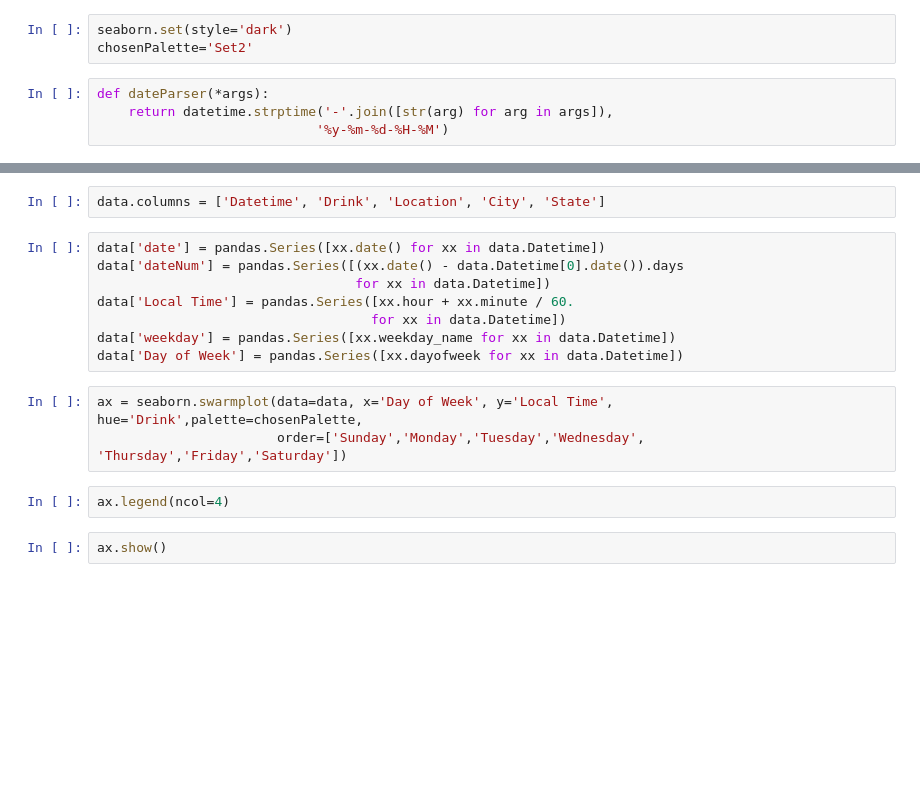
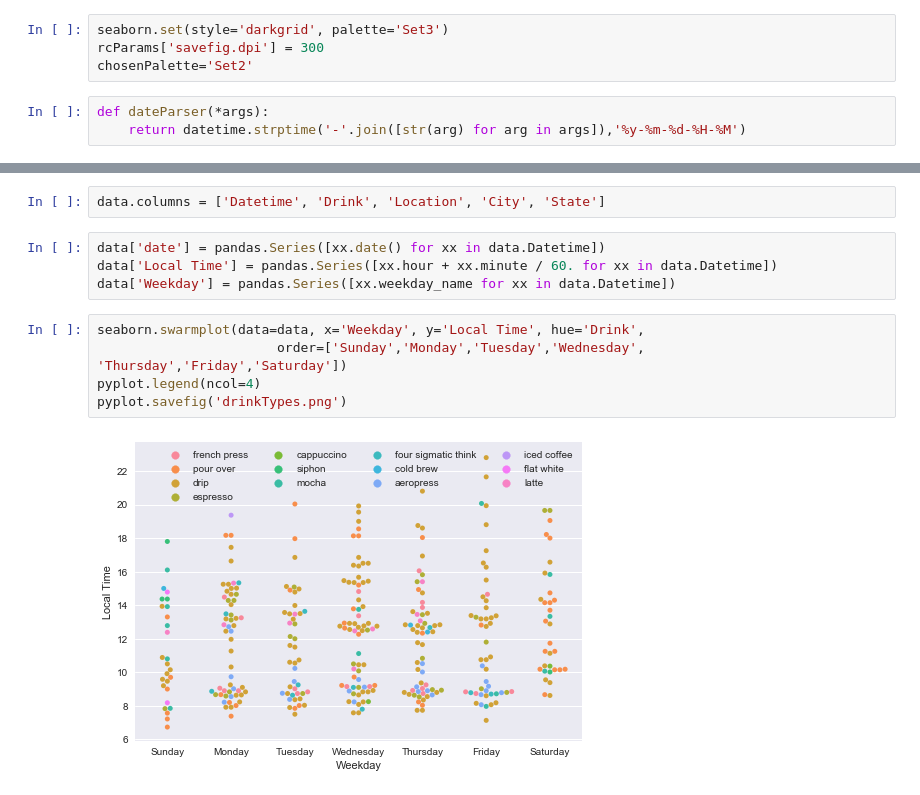
Before and after one commit to drewejohnson/coffee-tracker, a Jupyter notebook: coffeeTracker.ipynb, the cells around one changed output, grey strips where cells are left out. Drawn from its saved outputs; the diff is of its cells as text; blank space fills up the shorter version.

Commit message:
Plotting and analysis through Jupyter Notebook
Signed-off-by: drewejohnson <1drew.e.johnson@gmail.com>

```diff
--- a/coffeeTracker.ipynb
+++ b/coffeeTracker.ipynb
@@ -5,12 +8,12 @@ from matplotlib import pyplot
 import pandas
 import seaborn
 # %%
-seaborn.set(style='dark')
+seaborn.set(style='darkgrid', palette='Set3')
+rcParams['savefig.dpi'] = 300
 chosenPalette='Set2'
 # %%
 def dateParser(*args):
-    return datetime.strptime('-'.join([str(arg) for arg in args]),
-                            '%y-%m-%d-%H-%M')
+    return datetime.strptime('-'.join([str(arg) for arg in args]),'%y-%m-%d-%H-%M')
 # %%
 data = pandas.read_csv('coffee-tracker.csv', header=None,
                        parse_dates=[[0, 1, 2, 3, 4]],
@@ -19,16 +22,12 @@ data = pandas.read_csv('coffee-tracker.csv', header=None,
 data.columns = ['Datetime', 'Drink', 'Location', 'City', 'State']
 # %%
 data['date'] = pandas.Series([xx.date() for xx in data.Datetime])
-data['dateNum'] = pandas.Series([(xx.date() - data.Datetime[0].date()).days
-                                 for xx in data.Datetime])
-data['Local Time'] = pandas.Series([xx.hour + xx.minute / 60.
-                                   for xx in data.Datetime])
-data['weekday'] = pandas.Series([xx.weekday_name for xx in data.Datetime])
-data['Day of Week'] = pandas.Series([xx.dayofweek for xx in data.Datetime])
+data['Local Time'] = pandas.Series([xx.hour + xx.minute / 60. for xx in data.Datetime])
+data['Weekday'] = pandas.Series([xx.weekday_name for xx in data.Datetime])
 # %%
-ax = seaborn.swarmplot(data=data, x='Day of Week', y='Local Time', hue='Drink',palette=chosenPalette,
+seaborn.swarmplot(data=data, x='Weekday', y='Local Time', hue='Drink',
                        order=['Sunday','Monday','Tuesday','Wednesday', 'Thursday','Friday','Saturday'])
+pyplot.legend(ncol=4)
+pyplot.savefig('drinkTypes.png')
+# %% [output]
+[figure, added]
-# %%
-ax.legend(ncol=4)
-# %%
-ax.show()
```
Also changed, not shown: parts of 7 cells of this notebook, 10 other files.
